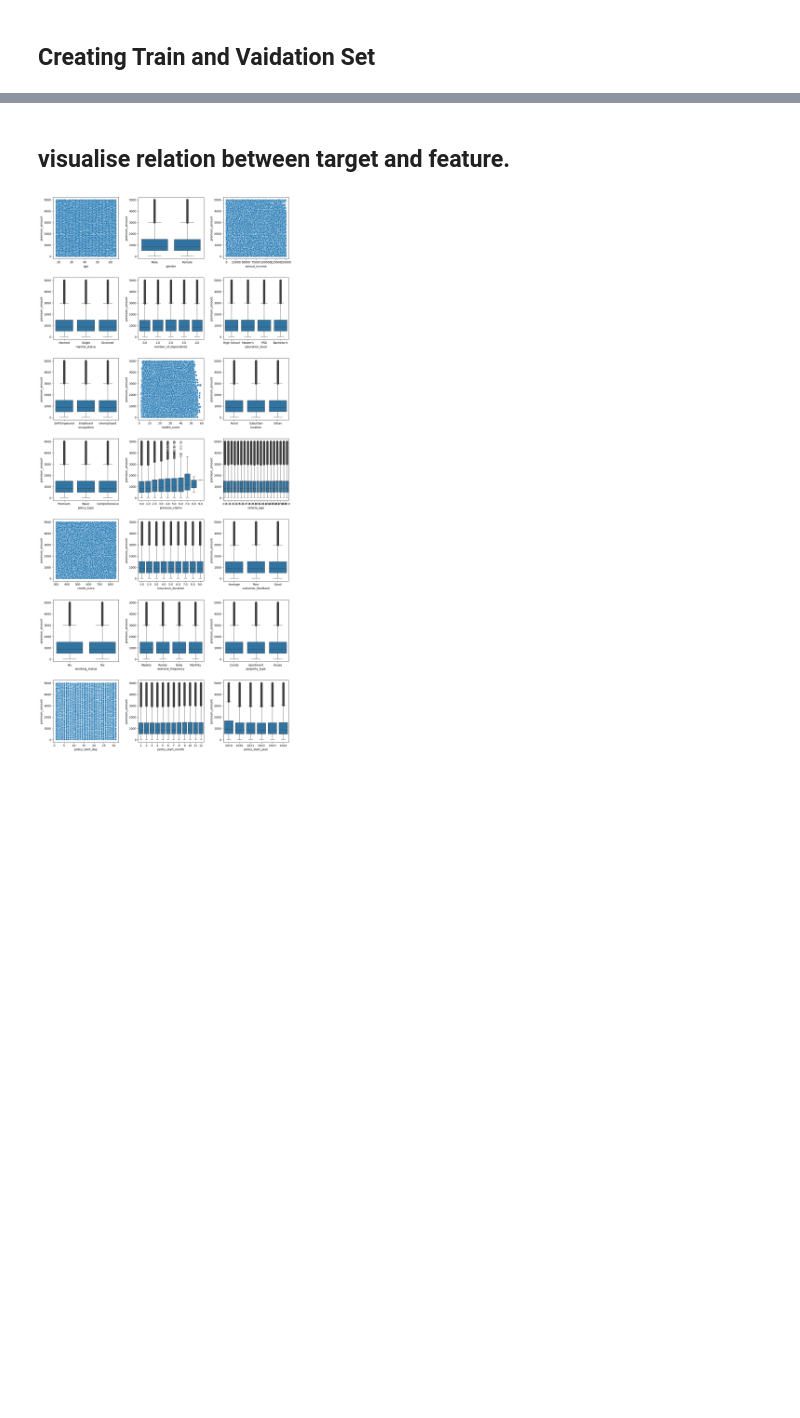
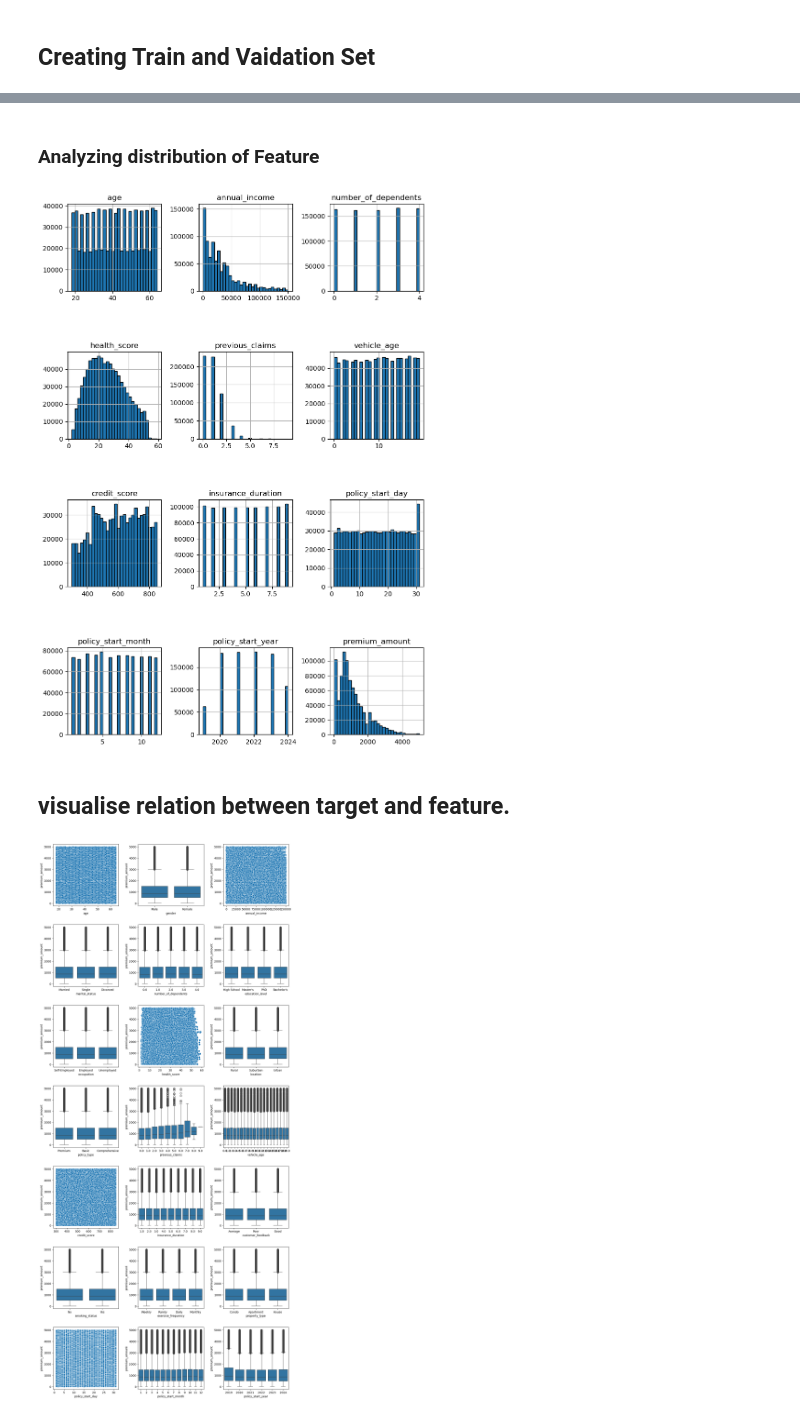
Before and after one commit to LokeshTiwari004/RegressionInsurance, a Jupyter notebook: EDA.ipynb, the cells around one changed output, grey strips where cells are left out. Drawn from its saved outputs; the diff is of its cells as text; code cells hidden in the pictures; blank space fills up the shorter version.

```diff
--- a/EDA.ipynb
+++ b/EDA.ipynb
@@ -139,3 +145,11 @@ print(train.shape, test.shape)
+# %% [markdown]
+### Analyzing distribution of Feature
+# %%
+train.hist(figsize=(10, 15), bins=30, edgecolor='black')
+plt.subplots_adjust(wspace=0.4, hspace=0.7)
+plt.show()
+# %% [output]
+[figure, added]
 # %% [markdown]
 ## visualise relation between target and feature.
 # %%
```
Also changed, not shown: parts of 10 cells of this notebook.
